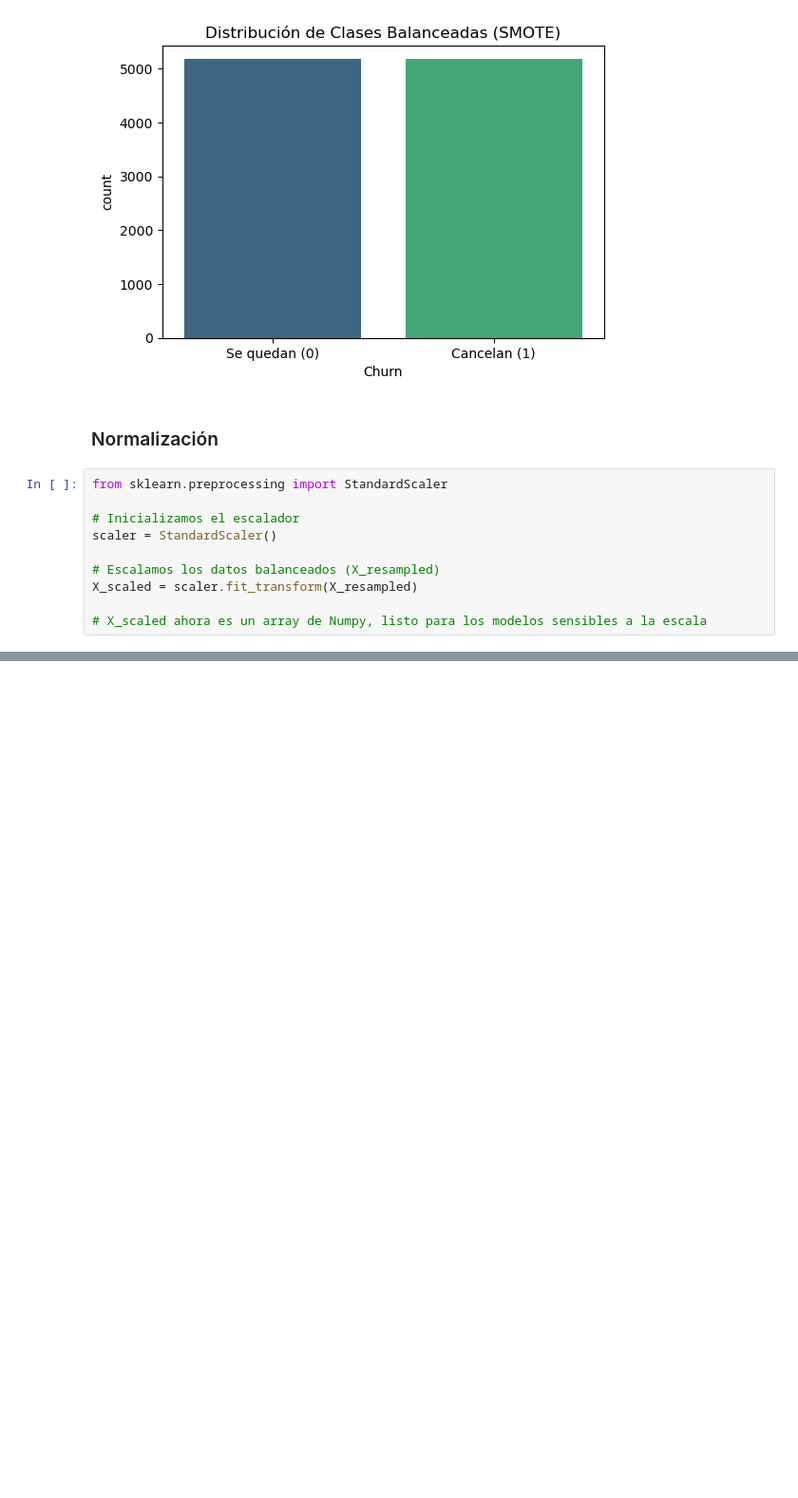
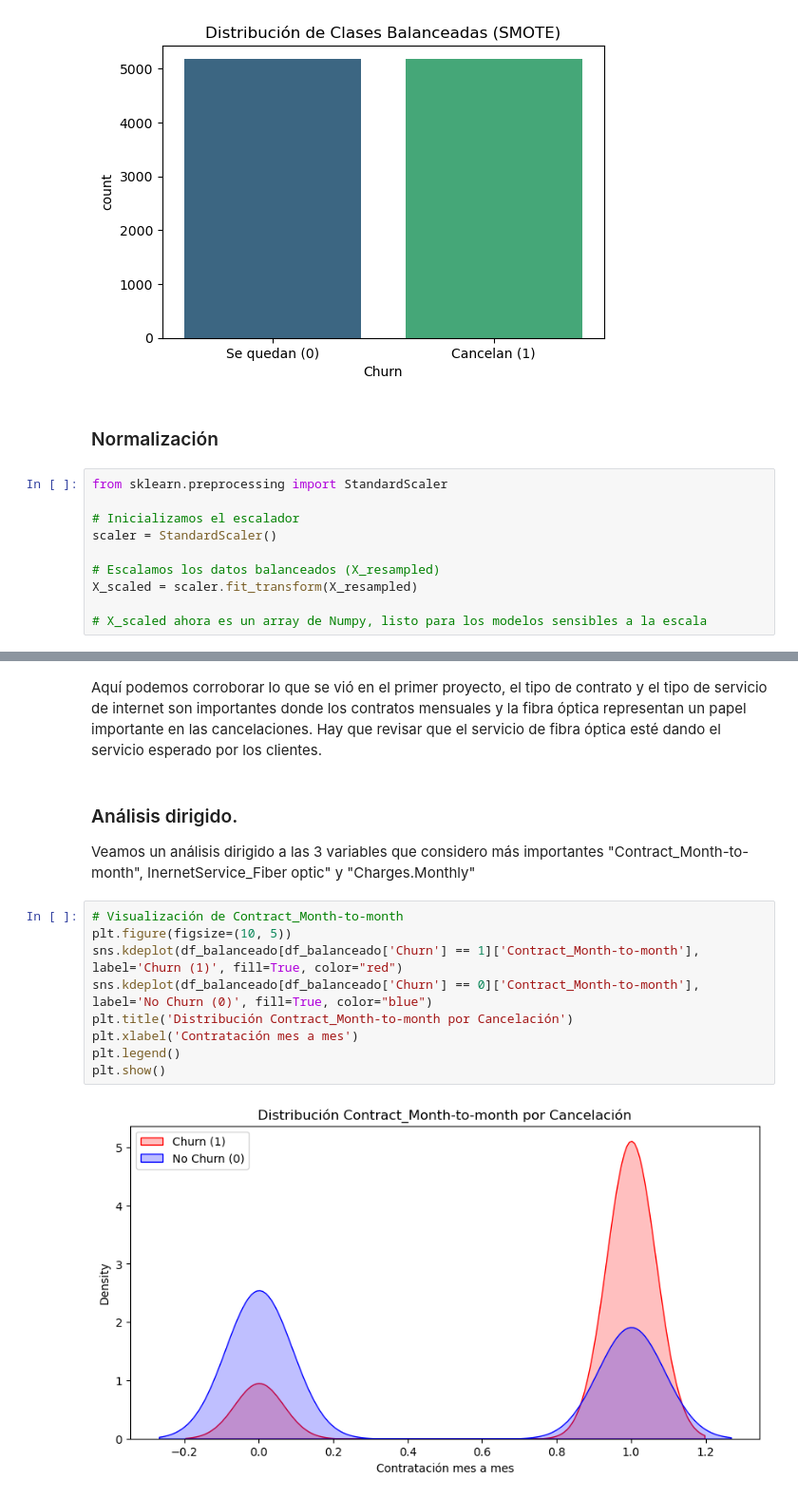
Before and after one commit to OscarLara/ChallengeTelecomX-2, a Jupyter notebook: ChallengeTelecomX-2.ipynb, the cells around one changed output, grey strips where cells are left out. Shown at 95% size. Saved outputs shown, nothing was run; the diff lists cells and outputs as text; blank space fills up the shorter version.

```diff
--- a/ChallengeTelecomX-2.ipynb
+++ b/ChallengeTelecomX-2.ipynb
@@ -565,0 +607,16 @@ X_scaled = scaler.fit_transform(X_resampled)
+# %% [markdown]
+Aquí podemos corroborar lo que se vió en el primer proyecto, el tipo de contrato y el tipo de servicio de internet son importantes donde los contratos mensuales y la fibra óptica representan un papel importante en las cancelaciones. Hay que revisar que el servicio de fibra óptica esté dando el servicio esperado por los clientes.
+# %% [markdown]
+### Análisis dirigido.
+Veamos un análisis dirigido a las 3 variables que considero más importantes "Contract_Month-to-month", InernetService_Fiber optic" y "Charges.Monthly"
+# %%
+# Visualización de Contract_Month-to-month
+plt.figure(figsize=(10, 5))
+sns.kdeplot(df_balanceado[df_balanceado['Churn'] == 1]['Contract_Month-to-month'], label='Churn (1)', fill=True, color="red")
+sns.kdeplot(df_balanceado[df_balanceado['Churn'] == 0]['Contract_Month-to-month'], label='No Churn (0)', fill=True, color="blue")
+plt.title('Distribución Contract_Month-to-month por Cancelación')
+plt.xlabel('Contratación mes a mes')
+plt.legend()
+plt.show()
+# %% [output]
+[figure, added]
```
Also changed, not shown: parts of 4 cells of this notebook.
